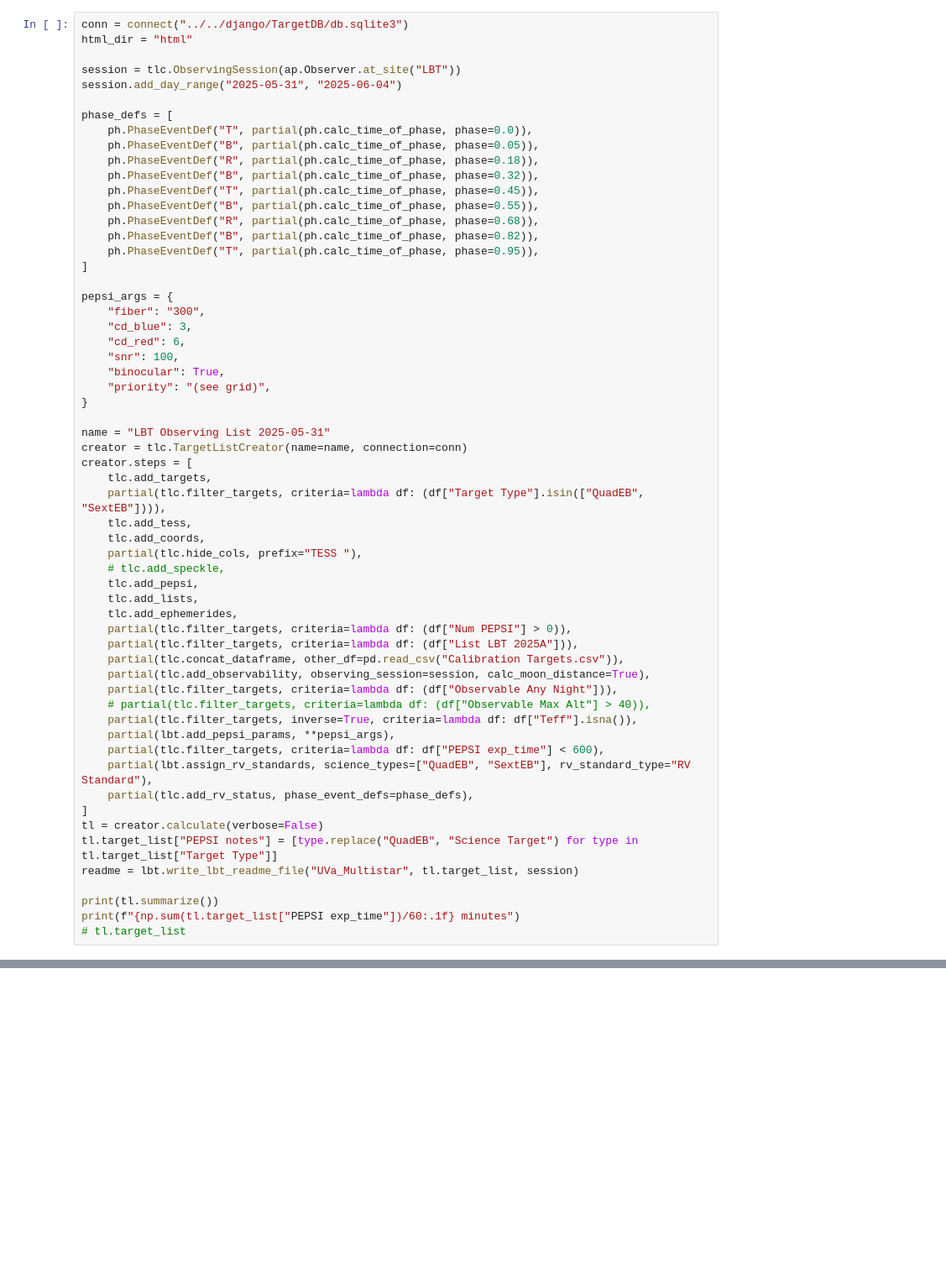
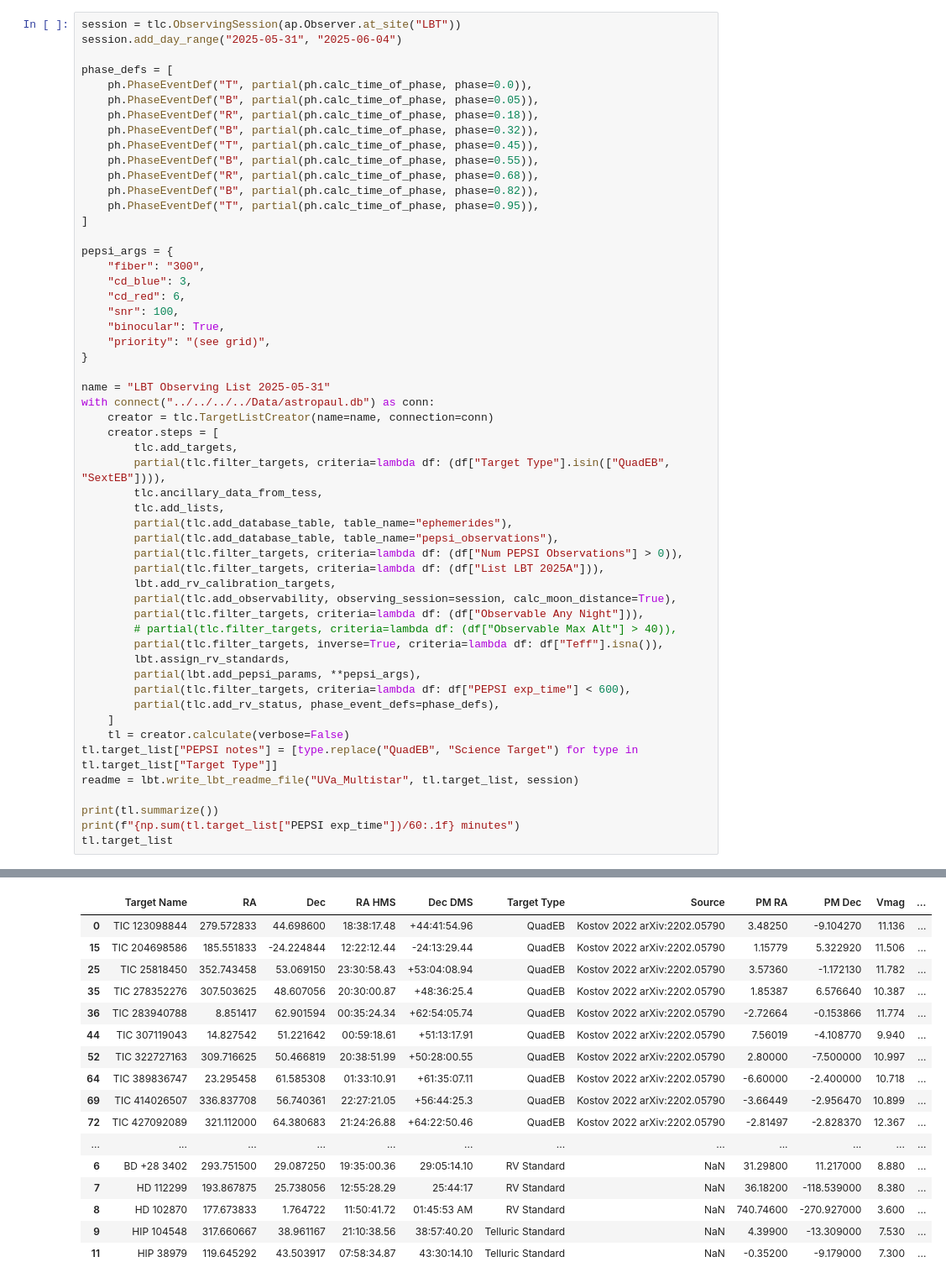
Before and after one commit to CvillePaul/Work, a Jupyter notebook: Observation/LBT/2025-04-08 LBT Observing 2025-05-31/LBT Observing 2025-05-31.ipynb, the cells around one changed output, grey strips where cells are left out. Shown at 84% size. Saved outputs shown, nothing was run; the diff lists cells and outputs as text; blank space fills up the shorter version.

Commit message:
feat: update to new database layout

```diff
--- a/Observation/LBT/2025-04-08 LBT Observing 2025-05-31/LBT Observing 2025-05-31.ipynb
+++ b/Observation/LBT/2025-04-08 LBT Observing 2025-05-31/LBT Observing 2025-05-31.ipynb
@@ -22,9 +22,6 @@ install() # icecream will now work in imported packages
 %load_ext autoreload
 %autoreload 2
 # %%
-conn = connect("../../django/TargetDB/db.sqlite3")
-html_dir = "html"
-
 session = tlc.ObservingSession(ap.Observer.at_site("LBT"))
 session.add_day_range("2025-05-31", "2025-06-04")
 
@@ -50,34 +47,32 @@ pepsi_args = {
 }
 
 name = "LBT Observing List 2025-05-31"
-creator = tlc.TargetListCreator(name=name, connection=conn)
-creator.steps = [
-    tlc.add_targets,
-    partial(tlc.filter_targets, criteria=lambda df: (df["Target Type"].isin(["QuadEB", "SextEB"]))),
-    tlc.add_tess,
-    tlc.add_coords,
-    partial(tlc.hide_cols, prefix="TESS "),
-    # tlc.add_speckle,
-    tlc.add_pepsi,
-    tlc.add_lists,
-    tlc.add_ephemerides,
-    partial(tlc.filter_targets, criteria=lambda df: (df["Num PEPSI"] > 0)),
-    partial(tlc.filter_targets, criteria=lambda df: (df["List LBT 2025A"])),
-    partial(tlc.concat_dataframe, other_df=pd.read_csv("Calibration Targets.csv")),
-    partial(tlc.add_observability, observing_session=session, calc_moon_distance=True),
-    partial(tlc.filter_targets, criteria=lambda df: (df["Observable Any Night"])),
-    # partial(tlc.filter_targets, criteria=lambda df: (df["Observable Max Alt"] > 40)),
-    partial(tlc.filter_targets, inverse=True, criteria=lambda df: df["Teff"].isna()),
-    partial(lbt.add_pepsi_params, **pepsi_args),
-    partial(tlc.filter_targets, criteria=lambda df: df["PEPSI exp_time"] < 600),
-    partial(lbt.assign_rv_standards, science_types=["QuadEB", "SextEB"], rv_standard_type="RV Standard"),
-    partial(tlc.add_rv_status, phase_event_defs=phase_defs),
-]
-tl = creator.calculate(verbose=False)
+with connect("../../../../Data/astropaul.db") as conn:
+    creator = tlc.TargetListCreator(name=name, connection=conn)
+    creator.steps = [
+        tlc.add_targets,
+        partial(tlc.filter_targets, criteria=lambda df: (df["Target Type"].isin(["QuadEB", "SextEB"]))),
+        tlc.ancillary_data_from_tess,
+        tlc.add_lists,
+        partial(tlc.add_database_table, table_name="ephemerides"),
+        partial(tlc.add_database_table, table_name="pepsi_observations"),
+        partial(tlc.filter_targets, criteria=lambda df: (df["Num PEPSI Observations"] > 0)),
+        partial(tlc.filter_targets, criteria=lambda df: (df["List LBT 2025A"])),
+        lbt.add_rv_calibration_targets,
+        partial(tlc.add_observability, observing_session=session, calc_moon_distance=True),
+        partial(tlc.filter_targets, criteria=lambda df: (df["Observable Any Night"])),
+        # partial(tlc.filter_targets, criteria=lambda df: (df["Observable Max Alt"] > 40)),
+        partial(tlc.filter_targets, inverse=True, criteria=lambda df: df["Teff"].isna()),
+        lbt.assign_rv_standards,
+        partial(lbt.add_pepsi_params, **pepsi_args),
+        partial(tlc.filter_targets, criteria=lambda df: df["PEPSI exp_time"] < 600),
+        partial(tlc.add_rv_status, phase_event_defs=phase_defs),
+    ]
+    tl = creator.calculate(verbose=False)
 tl.target_list["PEPSI notes"] = [type.replace("QuadEB", "Science Target") for type in tl.target_list["Target Type"]]
 readme = lbt.write_lbt_readme_file("UVa_Multistar", tl.target_list, session)
 
 print(tl.summarize())
 print(f"{np.sum(tl.target_list["PEPSI exp_time"])/60:.1f} minutes")
-# tl.target_list
+tl.target_list
 # %% [output]
@@ -103,2 +99,19 @@ Column Count (primary, secondary):
 
 51.6 minutes
+|  | Target Name | RA | Dec | RA HMS | Dec DMS | Target Type | Source | PM RA | PM Dec | Vmag | ... |
+| 0 | TIC 123098844 | 279.572833 | 44.698600 | 18:38:17.48 | +44:41:54.96 | QuadEB | Kostov 2022 arXiv:2202.05790 | 3.48250 | -9.104270 | 11.136 | ... |
+| 15 | TIC 204698586 | 185.551833 | -24.224844 | 12:22:12.44 | -24:13:29.44 | QuadEB | Kostov 2022 arXiv:2202.05790 | 1.15779 | 5.322920 | 11.506 | ... |
+| 25 | TIC 25818450 | 352.743458 | 53.069150 | 23:30:58.43 | +53:04:08.94 | QuadEB | Kostov 2022 arXiv:2202.05790 | 3.57360 | -1.172130 | 11.782 | ... |
+| 35 | TIC 278352276 | 307.503625 | 48.607056 | 20:30:00.87 | +48:36:25.4 | QuadEB | Kostov 2022 arXiv:2202.05790 | 1.85387 | 6.576640 | 10.387 | ... |
+| 36 | TIC 283940788 | 8.851417 | 62.901594 | 00:35:24.34 | +62:54:05.74 | QuadEB | Kostov 2022 arXiv:2202.05790 | -2.72664 | -0.153866 | 11.774 | ... |
+| 44 | TIC 307119043 | 14.827542 | 51.221642 | 00:59:18.61 | +51:13:17.91 | QuadEB | Kostov 2022 arXiv:2202.05790 | 7.56019 | -4.108770 | 9.940 | ... |
+| 52 | TIC 322727163 | 309.716625 | 50.466819 | 20:38:51.99 | +50:28:00.55 | QuadEB | Kostov 2022 arXiv:2202.05790 | 2.80000 | -7.500000 | 10.997 | ... |
+| 64 | TIC 389836747 | 23.295458 | 61.585308 | 01:33:10.91 | +61:35:07.11 | QuadEB | Kostov 2022 arXiv:2202.05790 | -6.60000 | -2.400000 | 10.718 | ... |
+| 69 | TIC 414026507 | 336.837708 | 56.740361 | 22:27:21.05 | +56:44:25.3 | QuadEB | Kostov 2022 arXiv:2202.05790 | -3.66449 | -2.956470 | 10.899 | ... |
+| 72 | TIC 427092089 | 321.112000 | 64.380683 | 21:24:26.88 | +64:22:50.46 | QuadEB | Kostov 2022 arXiv:2202.05790 | -2.81497 | -2.828370 | 12.367 | ... |
+| ... | ... | ... | ... | ... | ... | ... | ... | ... | ... | ... | ... |
+| 6 | BD +28 3402 | 293.751500 | 29.087250 | 19:35:00.36 | 29:05:14.10 | RV Standard | NaN | 31.29800 | 11.217000 | 8.880 | ... |
+| 7 | HD 112299 | 193.867875 | 25.738056 | 12:55:28.29 | 25:44:17 | RV Standard | NaN | 36.18200 | -118.539000 | 8.380 | ... |
+| 8 | HD 102870 | 177.673833 | 1.764722 | 11:50:41.72 | 01:45:53 AM | RV Standard | NaN | 740.74600 | -270.927000 | 3.600 | ... |
+| 9 | HIP 104548 | 317.660667 | 38.961167 | 21:10:38.56 | 38:57:40.20 | Telluric Standard | NaN | 4.39900 | -13.309000 | 7.530 | ... |
+| 11 | HIP 38979 | 119.645292 | 43.503917 | 07:58:34.87 | 43:30:14.10 | Telluric Standard | NaN | -0.35200 | -9.179000 | 7.300 | ... |
```
Also changed, not shown: parts of 4 cells of this notebook.
